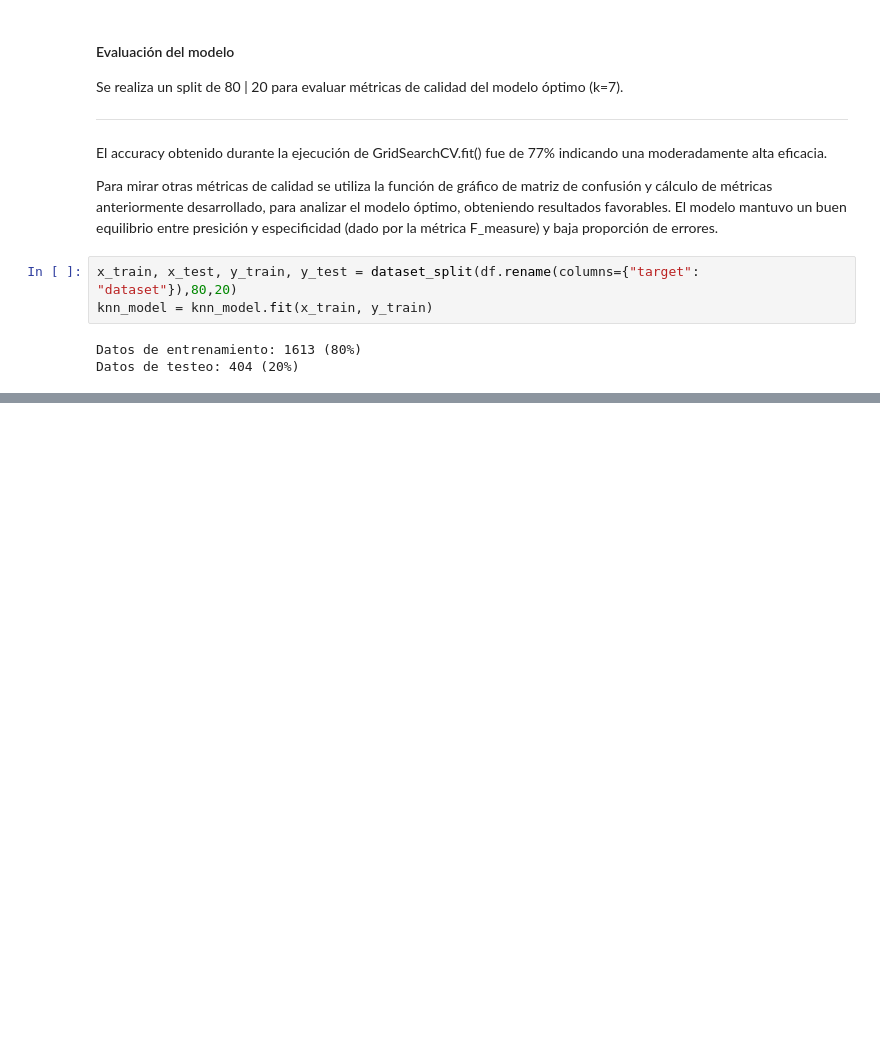
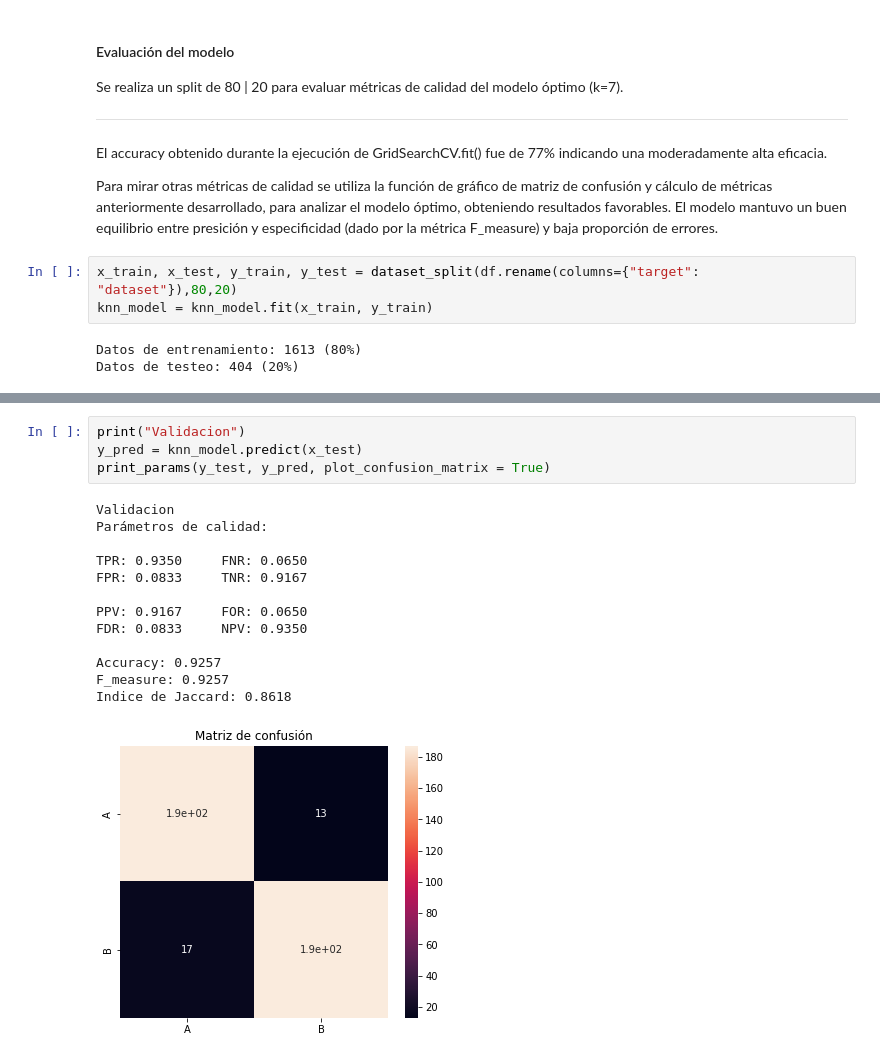
Before and after one commit to saavedramarcosdavid/Aprendizaje-de-Maquina, a Jupyter notebook: Clase3/Clase_3_Clasificación_no_paramétrica.ipynb, the cells around one changed output, grey strips where cells are left out. Cells and saved outputs as stored; diff of their text form; blank space fills up the shorter version.

```diff
--- a/Clase3/Clase_3_Clasificación_no_paramétrica.ipynb
+++ b/Clase3/Clase_3_Clasificación_no_paramétrica.ipynb
@@ -1173,0 +1271,18 @@ Indice de Jaccard: 0.7167
+# %%
+print("Validacion")
+y_pred = knn_model.predict(x_test)
+print_params(y_test, y_pred, plot_confusion_matrix = True)
+# %% [output]
+Validacion
+Parámetros de calidad:
+
+TPR: 0.9350     FNR: 0.0650
+FPR: 0.0833     TNR: 0.9167
+
+PPV: 0.9167     FOR: 0.0650
+FDR: 0.0833     NPV: 0.9350
+
+Accuracy: 0.9257
+F_measure: 0.9257
+Indice de Jaccard: 0.8618
+[figure, added]
```
Also changed, not shown: parts of 14 cells of this notebook.
